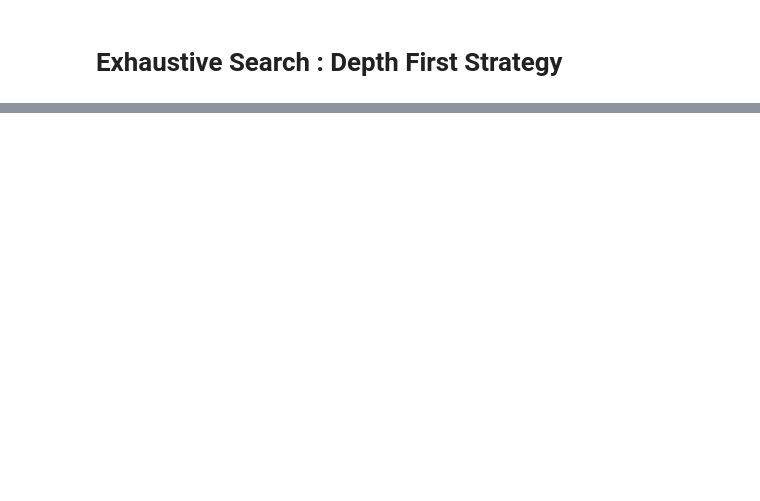
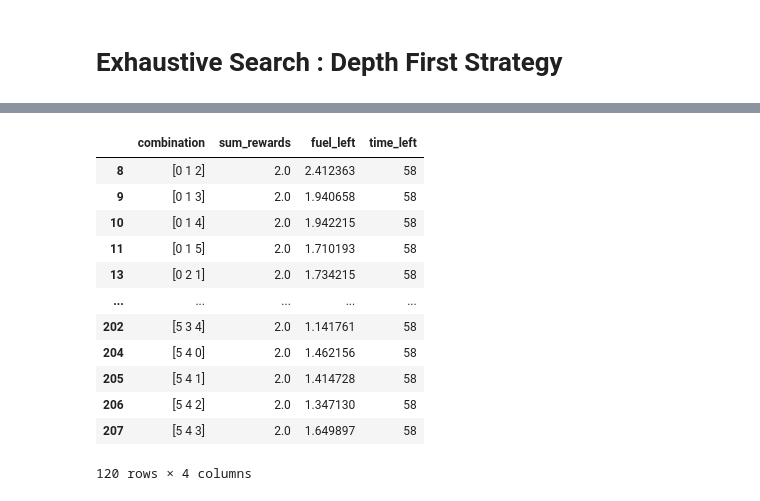
Before and after one commit to pnikitits/ADR_mission_planning, a Jupyter notebook: DFS.ipynb, the cells around one changed output, grey strips where cells are left out. Drawn from its saved outputs; the diff is of its cells as text; code cells hidden in the pictures; blank space fills up the shorter version.

Commit message:
output dataframe with results

```diff
--- a/DFS.ipynb
+++ b/DFS.ipynb
@@ -8,4 +15,5 @@ from src.simulator.Simulator import Simulator
 n_debris = 6
 starting_index = 1
 # %%
-action_tree = np.asarray([[i*30, j*30, k*30] for i in range(n_debris) for j in range(n_debris) for k in range(n_debris)])
+combinations = np.asarray([[i*30, j*30, k*30] for i in range(n_debris) for j in range(n_debris) for k in range(n_debris)])
+combinations += 29
@@ -66,0 +20,4 @@ TypeError: env_init() missing 1 required positional argument: 'self'
+# %%
+combinations2 = np.asarray([[i, j, k] for i in range(n_debris) for j in range(n_debris) for k in range(n_debris)])
+combinations2 = [str(x) for x in combinations2]
+combinations2
@@ -66,0 +62,33 @@ TypeError: env_init() missing 1 required positional argument: 'self'
+# %%
+sum_rewards_per_combination = []
+fuel_used = []
+time_used = []
+# %%
+with open("src/config/exhaustive_config.yaml") as file: # change file name to use different sweep
+        config = yaml.load(file, Loader=yaml.FullLoader)
+
+env = ADR_Environment()
+env.env_init(env_info=config['environment_parameters'])
+for i, combination in enumerate(combinations):
+# rl episode
+    print(f"combination {i}")
+    is_terminal = False
+    sum_rewards = 0.0
+    action_key = combination[0]
+    first_debris, _ = env.action_space[action_key]
+    print('days:', _)
+    observation = env.env_start(first_debris = first_debris)
+    action_id = 0
+    num_steps = 0
+    for action in combination[1:]:
+        (reward, last_state, term) = env.env_step(action)
+        sum_rewards += reward
+        num_steps += 1
+        if term:
+            break
+    print(f"Combination: {combination}, Reward: {sum_rewards}")
+    sum_rewards_per_combination.append(sum_rewards)
+    fuel_used.append(env.dv_max_per_mission - last_state[2])
+    time_used.append(env.dt_max_per_mission - last_state[3])
+
+df = pd.DataFrame({'combination': combinations2, 'sum_rewards': sum_rewards_per_combination, 'fuel_used': fuel_used, 'time_used': time_used})
@@ -66,0 +113,16 @@ TypeError: env_init() missing 1 required positional argument: 'self'
+# %%
+df
+# %% [output]
+|  | combination | sum_rewards | fuel_left | time_left |
+| 8 | [0 1 2] | 2.0 | 2.412363 | 58 |
+| 9 | [0 1 3] | 2.0 | 1.940658 | 58 |
+| 10 | [0 1 4] | 2.0 | 1.942215 | 58 |
+| 11 | [0 1 5] | 2.0 | 1.710193 | 58 |
+| 13 | [0 2 1] | 2.0 | 1.734215 | 58 |
+| ... | ... | ... | ... | ... |
+| 202 | [5 3 4] | 2.0 | 1.141761 | 58 |
+| 204 | [5 4 0] | 2.0 | 1.462156 | 58 |
+| 205 | [5 4 1] | 2.0 | 1.414728 | 58 |
+| 206 | [5 4 2] | 2.0 | 1.347130 | 58 |
+| 207 | [5 4 3] | 2.0 | 1.649897 | 58 |
+120 rows × 4 columns
```
Also changed, not shown: parts of 11 cells of this notebook, 3 other files.
